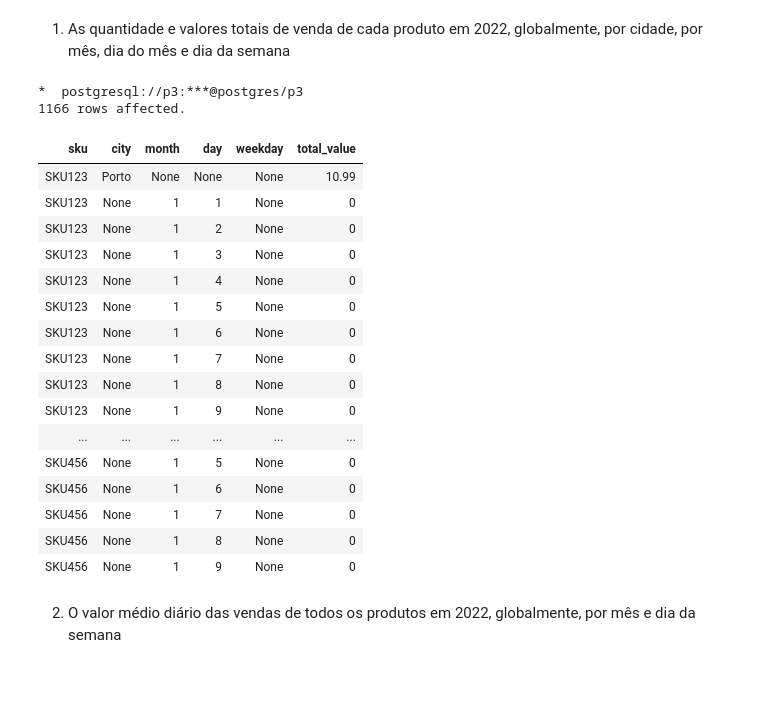
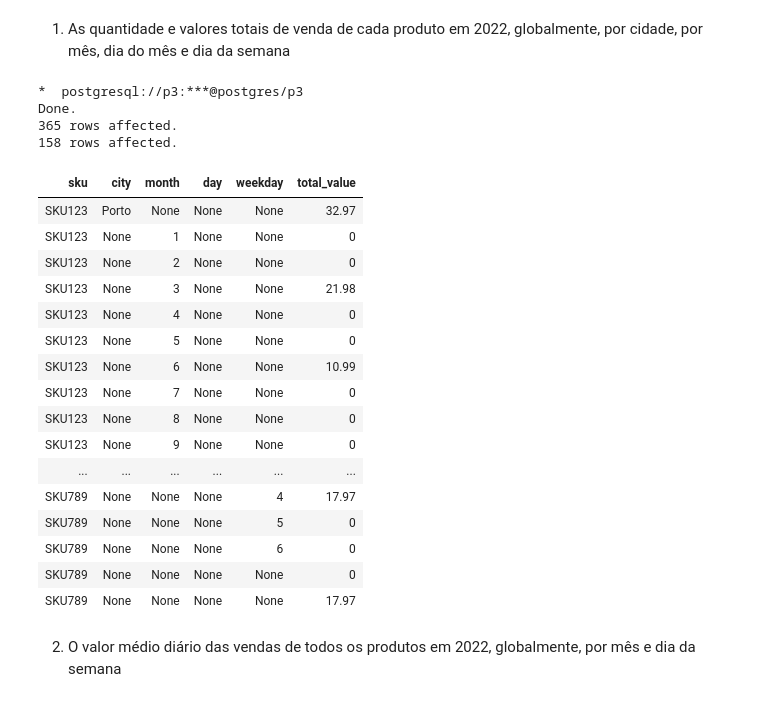
Before and after one commit to joaodrmacas/Postgres-DB, a Jupyter notebook: Entrega3.ipynb, the cells around one changed output. Cells and saved outputs as stored; diff of their text form; code cells hidden in the pictures.

```diff
--- a/Entrega3.ipynb
+++ b/Entrega3.ipynb
@@ -598,59 +588,62 @@ Usando a vista desenvolvida para a Questão 3, escreva duas consultas SQL que pe
 # %%
 %%sql
 
-
+--DROP TABLE data;
 CREATE TABLE data(
 id SERIAL PRIMARY KEY,
 year INTEGER,
 month INTEGER,
 weekday INTEGER,
 day INTEGER
 );
 
 INSERT INTO data (year, month, weekday, day)
 SELECT EXTRACT(YEAR FROM dd),
        EXTRACT(MONTH FROM dd),
        EXTRACT(DOW FROM dd),
        EXTRACT(DAY FROM dd)
 FROM GENERATE_SERIES(
    '2022-01-01',
    '2022-12-31',
    '1 day'::INTERVAL
 ) AS dd;
 
-SELECT p.sku, ps.city, d.month, d.day, d.weekday, COALESCE(ps.total_price,0) AS total_value
+SELECT p.sku, ps.city, d.month, d.day, d.weekday, SUM(COALESCE(total_price,0)) AS total_value
 FROM (
-    SELECT sku
+    SELECT DISTINCT sku
     FROM product_sales
 ) p
 CROSS JOIN data d
 LEFT JOIN product_sales ps ON d.year = ps.year
                             AND d.month = ps.month
                             AND d.day = ps.day_of_month
                             AND p.sku = ps.sku
+                            AND ps.year =2022
 WHERE d.year = 2022
-GROUP BY GROUPING SETS ( (p.sku,total_value),(p.sku,total_value,ps.city), (p.sku,total_value,d.month), (p.sku,total_value,d.month,d.day), (p.sku,total_value,d.weekday))
+GROUP BY GROUPING SETS ( (p.sku),(p.sku,ps.city), (p.sku,d.month), (p.sku,d.day), (p.sku,d.weekday))
 ORDER BY (p.sku,ps.city,d.month,d.day,d.weekday)
 # %% [output]
 *  postgresql://p3:***@postgres/p3
-1166 rows affected.
+Done.
+365 rows affected.
+158 rows affected.
 | sku | city | month | day | weekday | total_value |
-| SKU123 | Porto | None | None | None | 10.99 |
-| SKU123 | None | 1 | 1 | None | 0 |
-| SKU123 | None | 1 | 2 | None | 0 |
-| SKU123 | None | 1 | 3 | None | 0 |
-| SKU123 | None | 1 | 4 | None | 0 |
-| SKU123 | None | 1 | 5 | None | 0 |
-| SKU123 | None | 1 | 6 | None | 0 |
-| SKU123 | None | 1 | 7 | None | 0 |
-| SKU123 | None | 1 | 8 | None | 0 |
-| SKU123 | None | 1 | 9 | None | 0 |
+| SKU123 | Porto | None | None | None | 32.97 |
+| SKU123 | None | 1 | None | None | 0 |
+| SKU123 | None | 2 | None | None | 0 |
+| SKU123 | None | 3 | None | None | 21.98 |
+| SKU123 | None | 4 | None | None | 0 |
+| SKU123 | None | 5 | None | None | 0 |
+| SKU123 | None | 6 | None | None | 10.99 |
+| SKU123 | None | 7 | None | None | 0 |
+| SKU123 | None | 8 | None | None | 0 |
+| SKU123 | None | 9 | None | None | 0 |
 | ... | ... | ... | ... | ... | ... |
-| SKU456 | None | 1 | 5 | None | 0 |
-| SKU456 | None | 1 | 6 | None | 0 |
-| SKU456 | None | 1 | 7 | None | 0 |
-| SKU456 | None | 1 | 8 | None | 0 |
-| SKU456 | None | 1 | 9 | None | 0 |
+| SKU789 | None | None | None | 4 | 17.97 |
+| SKU789 | None | None | None | 5 | 0 |
+| SKU789 | None | None | None | 6 | 0 |
+| SKU789 | None | None | None | None | 0 |
+| SKU789 | None | None | None | None | 17.97 |
 # %% [markdown]
 2. O valor médio diário das vendas de todos os produtos em 2022, globalmente, por mês e dia da semana
 # %%
```
Also changed, not shown: parts of 4 cells of this notebook.
